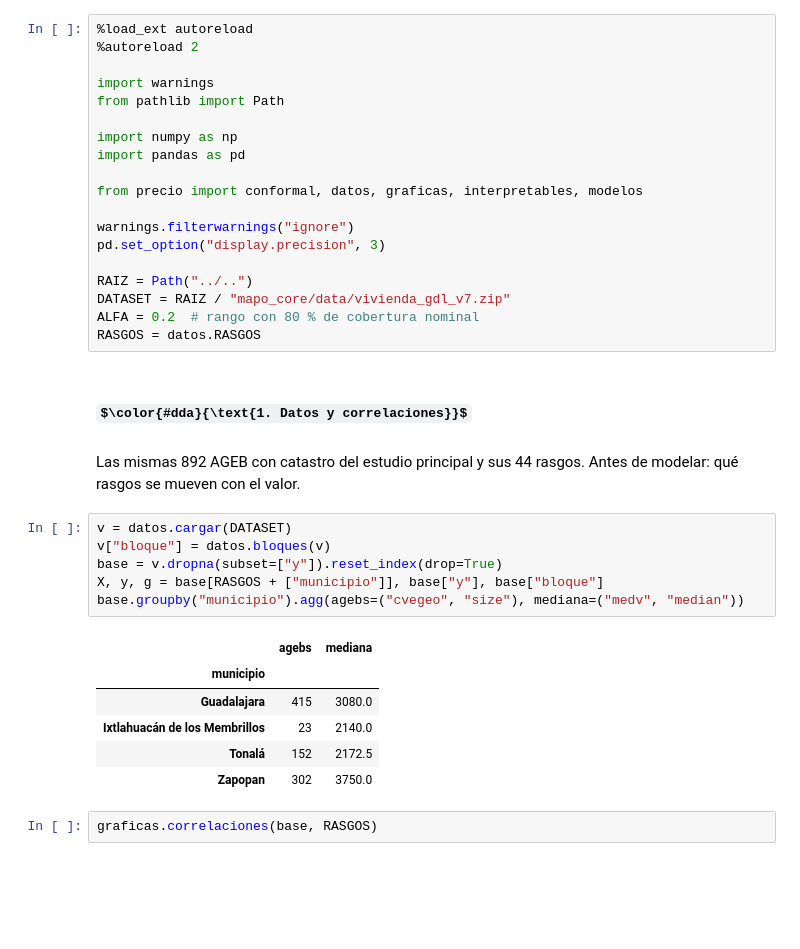
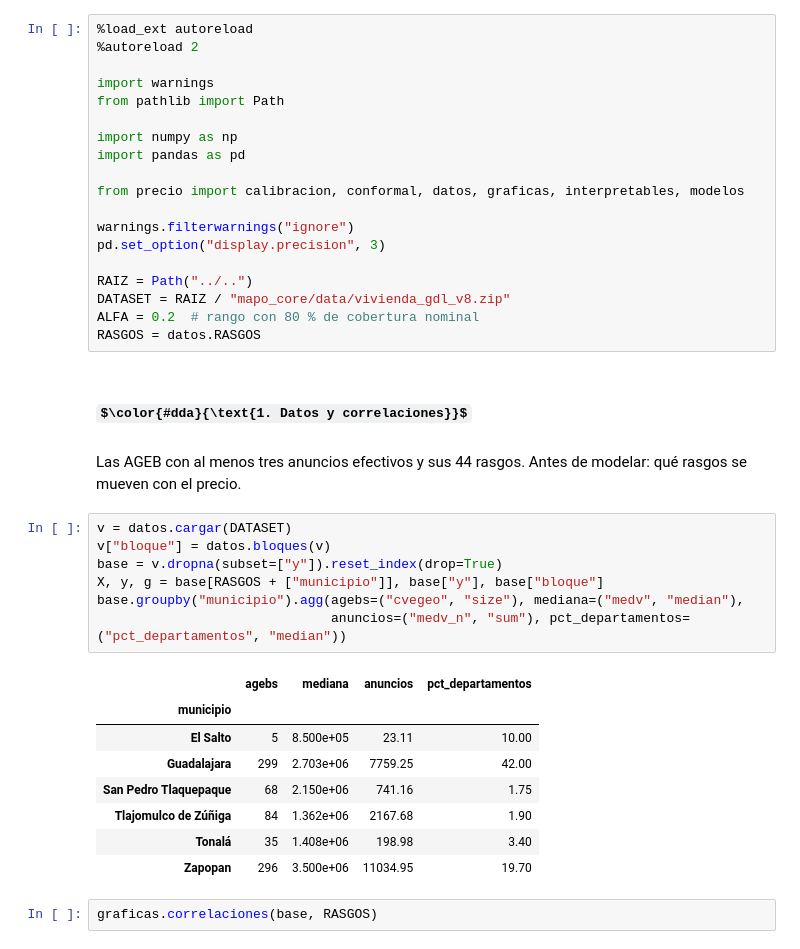
Before and after one commit to RemiH06/mapoDoufu, a Jupyter notebook: estudios/precio_estimado/modelos.ipynb, the cells around one changed output. Drawn from its saved outputs; the diff is of its cells as text; some formulas as TeX source; blank space fills up the shorter version.

Commit message:
feat(estudios): modelos sobre precio de oferta y prueba de calibración municipal

```diff
--- a/estudios/precio_estimado/modelos.ipynb
+++ b/estudios/precio_estimado/modelos.ipynb
@@ -16,32 +16,35 @@ from pathlib import Path
 import numpy as np
 import pandas as pd
 
-from precio import conformal, datos, graficas, interpretables, modelos
+from precio import calibracion, conformal, datos, graficas, interpretables, modelos
 
 warnings.filterwarnings("ignore")
 pd.set_option("display.precision", 3)
 
 RAIZ = Path("../..")
-DATASET = RAIZ / "mapo_core/data/vivienda_gdl_v7.zip"
+DATASET = RAIZ / "mapo_core/data/vivienda_gdl_v8.zip"
 ALFA = 0.2  # rango con 80 % de cobertura nominal
 RASGOS = datos.RASGOS
 # %% [markdown]
 ## $\color{#dda}{\text{1. Datos y correlaciones}}$
 # %% [markdown]
-Las mismas 892 AGEB con catastro del estudio principal y sus 44 rasgos. Antes de modelar: qué rasgos se mueven con el valor.
+Las AGEB con al menos tres anuncios efectivos y sus 44 rasgos. Antes de modelar: qué rasgos se mueven con el precio.
 # %%
 v = datos.cargar(DATASET)
 v["bloque"] = datos.bloques(v)
 base = v.dropna(subset=["y"]).reset_index(drop=True)
 X, y, g = base[RASGOS + ["municipio"]], base["y"], base["bloque"]
-base.groupby("municipio").agg(agebs=("cvegeo", "size"), mediana=("medv", "median"))
+base.groupby("municipio").agg(agebs=("cvegeo", "size"), mediana=("medv", "median"),
+                              anuncios=("medv_n", "sum"), pct_departamentos=("pct_departamentos", "median"))
 # %% [output]
-|  | agebs | mediana |
-| municipio |  |  |
-| Guadalajara | 415 | 3080.0 |
-| Ixtlahuacán de los Membrillos | 23 | 2140.0 |
-| Tonalá | 152 | 2172.5 |
-| Zapopan | 302 | 3750.0 |
+|  | agebs | mediana | anuncios | pct_departamentos |
+| municipio |  |  |  |  |
+| El Salto | 5 | 8.500e+05 | 23.11 | 10.00 |
+| Guadalajara | 299 | 2.703e+06 | 7759.25 | 42.00 |
+| San Pedro Tlaquepaque | 68 | 2.150e+06 | 741.16 | 1.75 |
+| Tlajomulco de Zúñiga | 84 | 1.362e+06 | 2167.68 | 1.90 |
+| Tonalá | 35 | 1.408e+06 | 198.98 | 3.40 |
+| Zapopan | 296 | 3.500e+06 | 11034.95 | 19.70 |
 # %%
 graficas.correlaciones(base, RASGOS)
 # %% [output]
```
Also changed, not shown: parts of 32 cells of this notebook, 5 other files.
